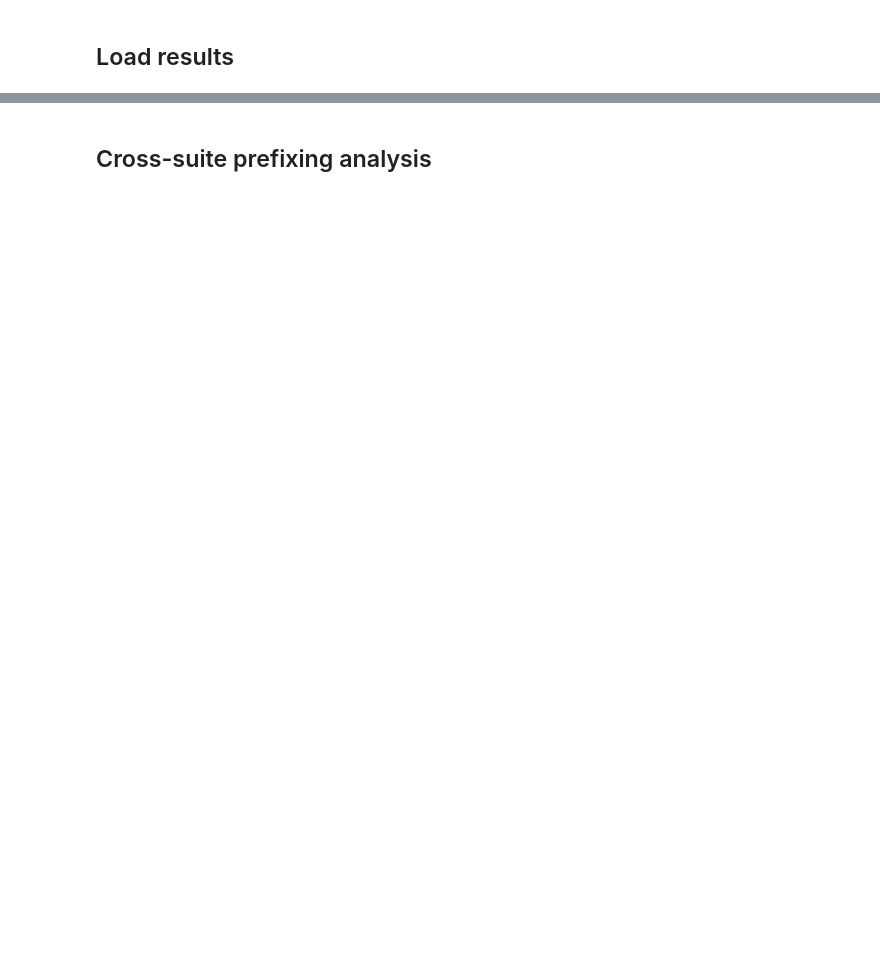
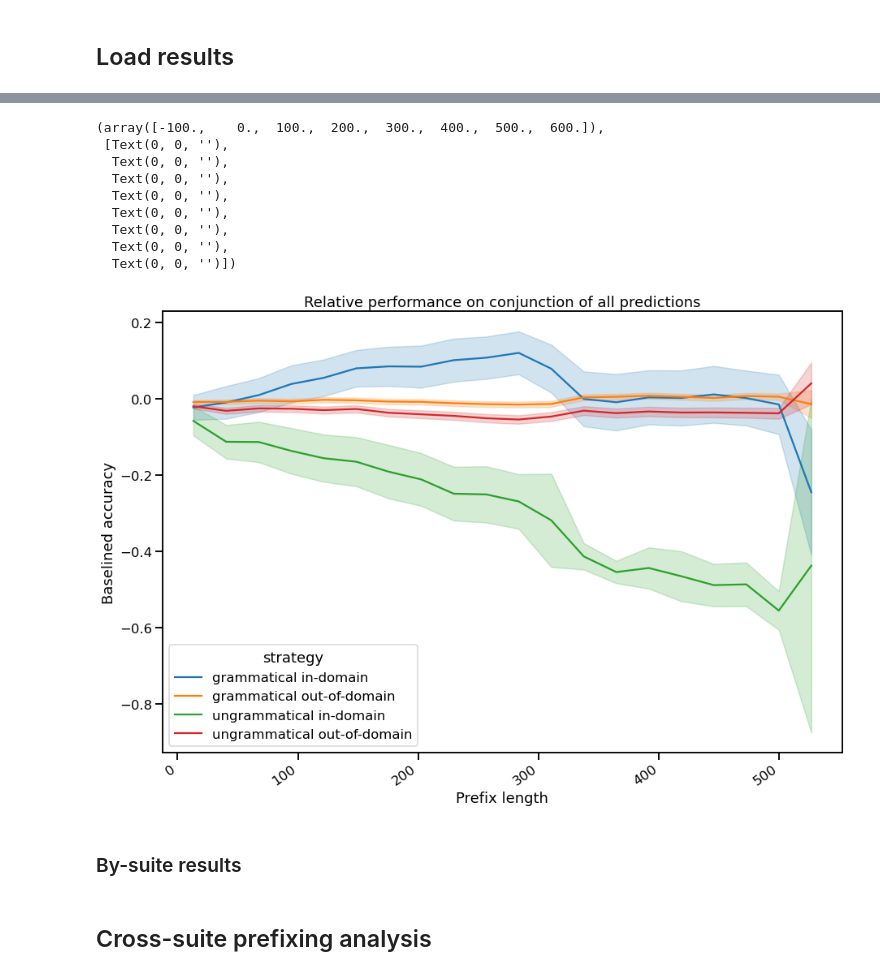
Before and after one commit to hans/syntaxgym-repetitions, a Jupyter notebook: analyze product.ipynb, the cells around one changed output, grey strips where cells are left out. Saved outputs shown, nothing was run; the diff lists cells and outputs as text; code cells hidden in the pictures; blank space fills up the shorter version.

```diff
--- a/analyze product.ipynb
+++ b/analyze product.ipynb
@@ -182,0 +193,6 @@ sns.set_context("talk")
+# %%
+# Get baseline accuracy results.
+baseline_accuracies = prediction_df[prediction_df.used_conditions.isna()] \
+    [prediction_cols + ["canonical_suite"]] \
+    .melt(id_vars=["canonical_suite"]).groupby(["canonical_suite", "variable"]).value.mean().dropna()
+baseline_accuracies
@@ -182,0 +223,5 @@ sns.set_context("talk")
+# %%
+prediction_df_melt = prediction_df.reset_index()
+prediction_df_melt = prediction_df_melt.loc[:, prediction_df_melt.columns.str.startswith(("model", "prediction", "prefix_type", "prefix_suite") + tuple(meta_vars))] \
+    .melt(id_vars=meta_vars + ["model", "prefix_type", "prefix_suite"], var_name="prediction", value_name="correct")
+prediction_df_melt
@@ -182,0 +242,13 @@ sns.set_context("talk")
+# %%
+# Compute average accuracies per model/prefix suite/suite/prefix type/prediction/prefix length bin.
+prediction_summaries = pd.DataFrame(prediction_df_melt.dropna().groupby(["model", "prefix_type", "canonical_suite", "prefix_suite", "prefix_length_bin_mid", "prediction"]).correct.mean())
+# Merge in baseline information.
+merged = pd.merge(prediction_summaries, baseline_accuracies.rename("baseline_accuracy").rename_axis(index={"variable": "prediction"}),
+                  left_index=True, right_index=True, how="outer")
+assert len(merged) == len(prediction_summaries)
+prediction_summaries = merged.reset_index()
+# %%
+prediction_summaries["baselined"] = prediction_summaries.correct - prediction_summaries.baseline_accuracy
+prediction_summaries["in_domain"] = prediction_summaries.prefix_suite == prediction_summaries.canonical_suite
+prediction_summaries["strategy"] = prediction_summaries.prefix_type.str.cat(prediction_summaries.in_domain.map({True: "in-domain", False: "out-of-domain"}), sep=" ")
+prediction_summaries
@@ -182,0 +289,24 @@ sns.set_context("talk")
+# %%
+plt.subplots(figsize=(15, 10))
+ax = sns.lineplot(data=prediction_summaries[prediction_summaries.prediction == "prediction_ALL"],
+                  x="prefix_length_bin_mid", y="baselined", hue="strategy", errorbar="se")
+plt.ylabel("Baselined accuracy")
+plt.xlabel("Prefix length")
+plt.title("Relative performance on conjunction of all predictions")
+plt.xticks(rotation=35, ha="right")
+
+# in_domain_prefixes = prediction_df_melt[prediction_df_melt.prefix_suite == prediction_df_melt.canonical_suite]
+# sns.lineplot(data=in_domain_prefixes, x="prefix_length_bin", y="correct", errorbar="se")
+# %% [output]
+(array([-100.,    0.,  100.,  200.,  300.,  400.,  500.,  600.]),
+ [Text(0, 0, ''),
+  Text(0, 0, ''),
+  Text(0, 0, ''),
+  Text(0, 0, ''),
+  Text(0, 0, ''),
+  Text(0, 0, ''),
+  Text(0, 0, ''),
+  Text(0, 0, '')])
+[figure, added]
+# %% [markdown]
+### By-suite results
```
Also changed, not shown: parts of 36 cells of this notebook.
